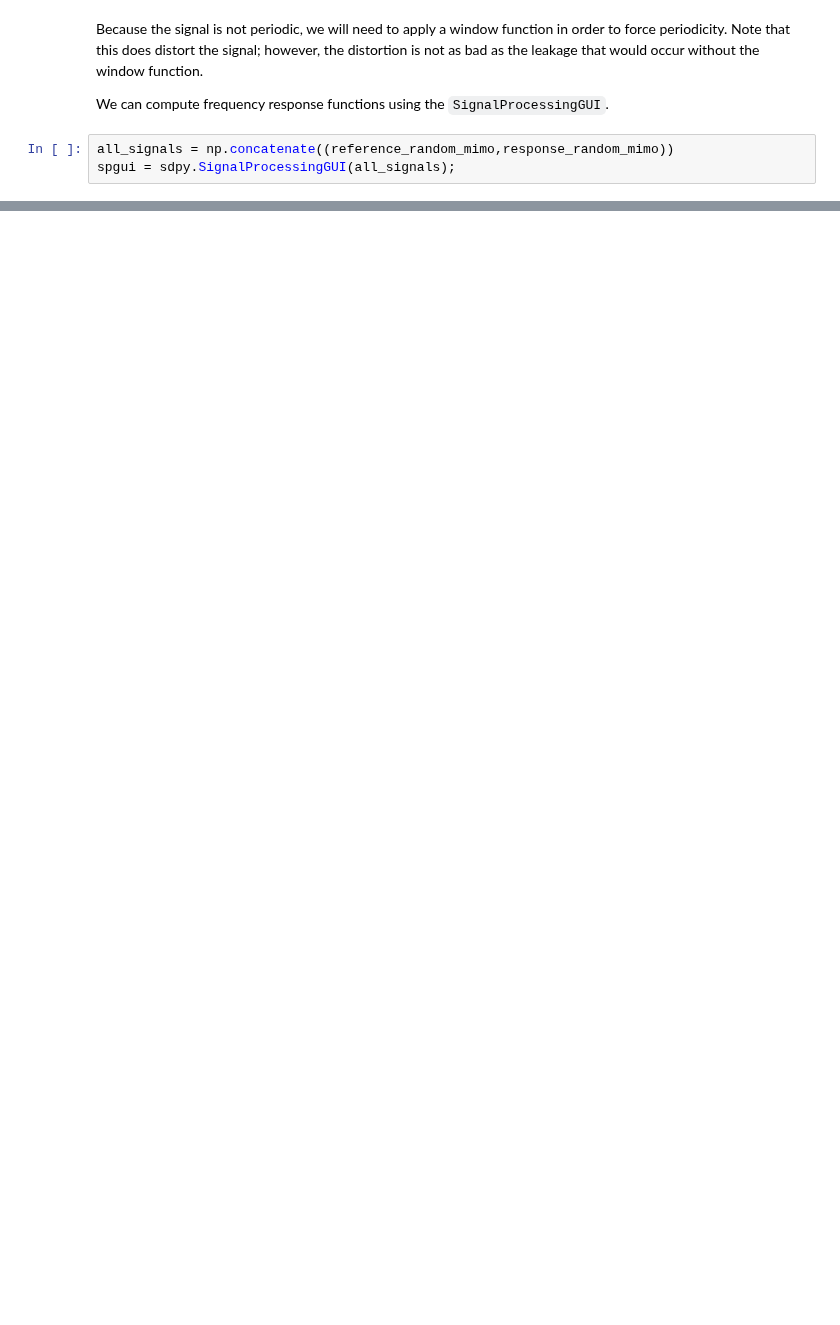
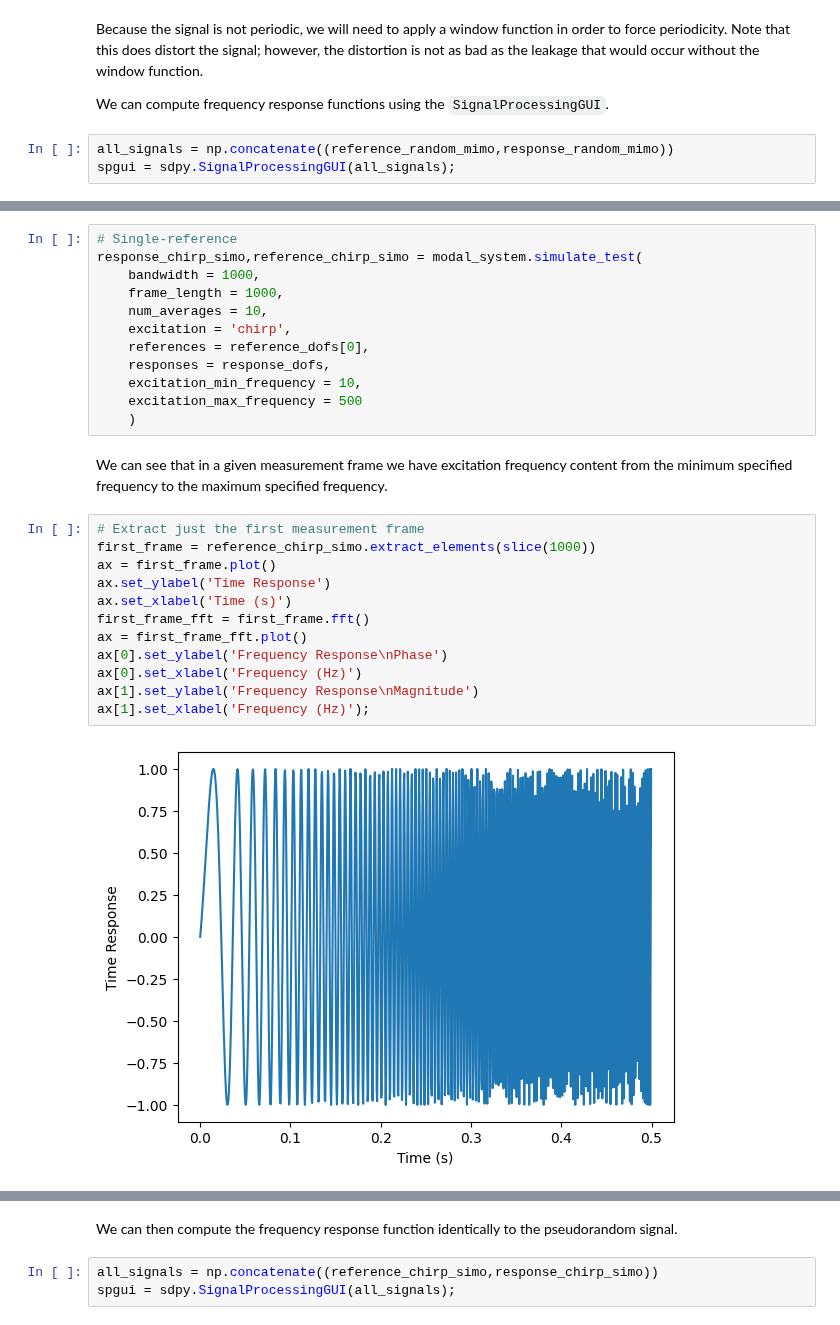
Before and after one commit to sandialabs/sdynpy, a Jupyter notebook: docs/source/modal_tutorials/Modal_05_Experimental_Modal_Analysis/Modal_05b_Types_of_Excitation.ipynb, the cells around one changed output, grey strips where cells are left out. Drawn from its saved outputs; the diff is of its cells as text; blank space fills up the shorter version.

```diff
--- a/docs/source/modal_tutorials/Modal_05_Experimental_Modal_Analysis/Modal_05b_Types_of_Excitation.ipynb
+++ b/docs/source/modal_tutorials/Modal_05_Experimental_Modal_Analysis/Modal_05b_Types_of_Excitation.ipynb
@@ -324,0 +400,28 @@ Note that even with the window function, the coherence is still not perfect acro
+# %%
+# Single-reference
+response_chirp_simo,reference_chirp_simo = modal_system.simulate_test(
+    bandwidth = 1000,
+    frame_length = 1000,
+    num_averages = 10,
+    excitation = 'chirp',
+    references = reference_dofs[0],
+    responses = response_dofs,
+    excitation_min_frequency = 10,
+    excitation_max_frequency = 500
+    )
+# %% [markdown]
+We can see that in a given measurement frame we have excitation frequency content from the minimum specified frequency to the maximum specified frequency.
+# %%
+# Extract just the first measurement frame
+first_frame = reference_chirp_simo.extract_elements(slice(1000))
+ax = first_frame.plot()
+ax.set_ylabel('Time Response')
+ax.set_xlabel('Time (s)')
+first_frame_fft = first_frame.fft()
+ax = first_frame_fft.plot()
+ax[0].set_ylabel('Frequency Response\nPhase')
+ax[0].set_xlabel('Frequency (Hz)')
+ax[1].set_ylabel('Frequency Response\nMagnitude')
+ax[1].set_xlabel('Frequency (Hz)');
+# %% [output]
+[figure, added]
@@ -325 +429,6 @@ Note that even with the window function, the coherence is still not perfect acro
+# %% [markdown]
+We can then compute the frequency response function identically to the pseudorandom signal.
+# %%
+all_signals = np.concatenate((reference_chirp_simo,response_chirp_simo))
+spgui = sdpy.SignalProcessingGUI(all_signals);
 # %% [markdown]
```
Also changed, not shown: parts of 19 cells of this notebook, 31 other files.
